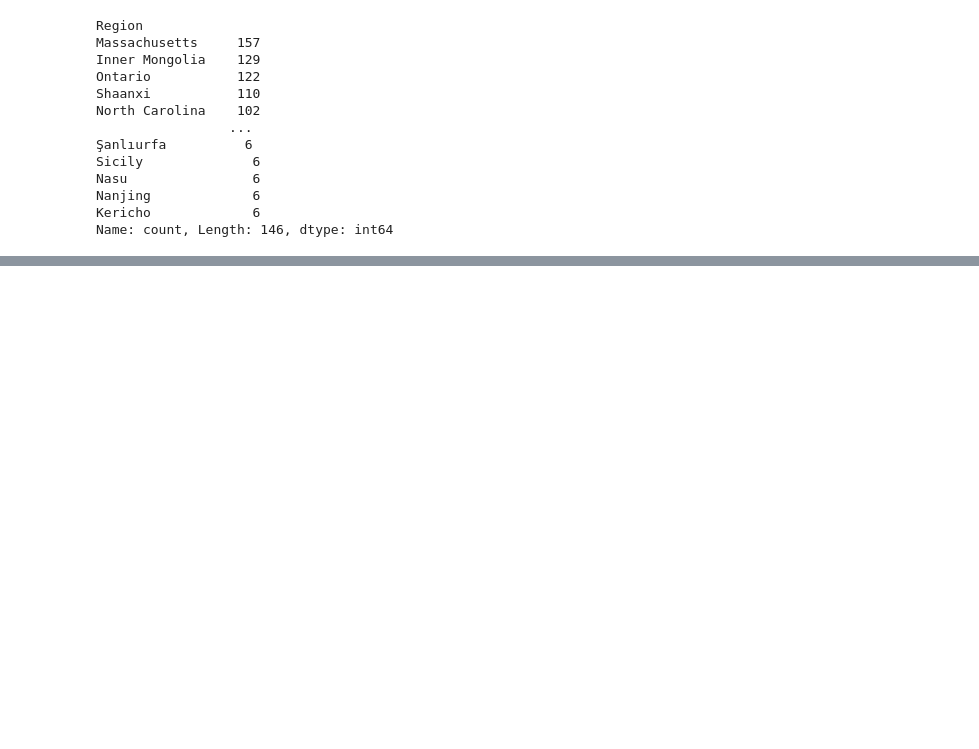
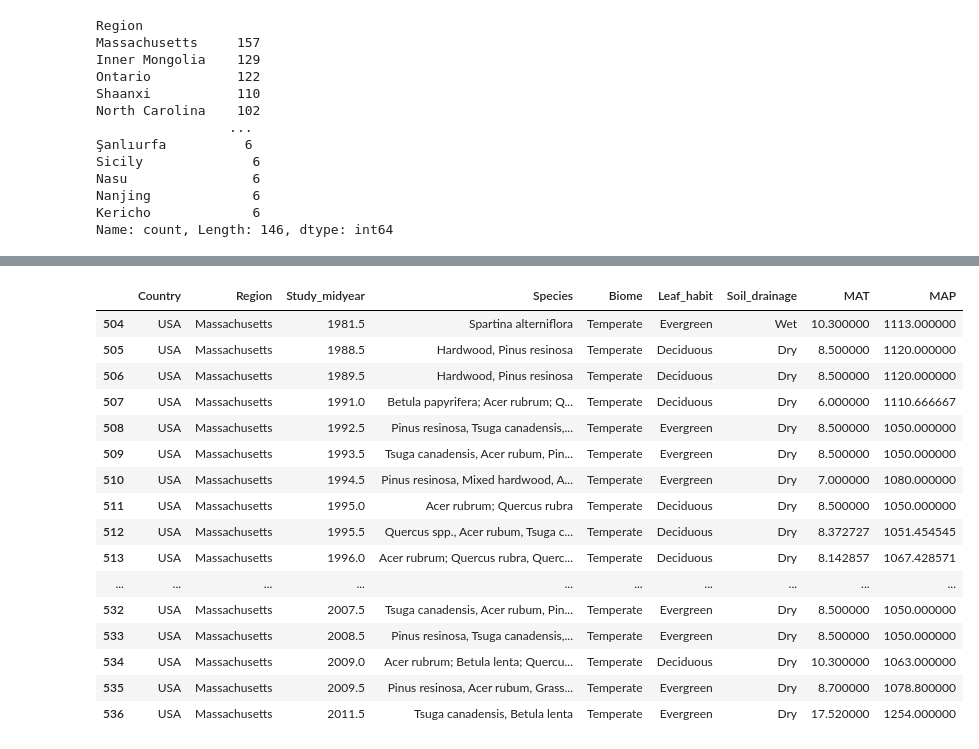
Before and after one commit to MaximilianoVM/NASA_Spaceapps_2024, a Jupyter notebook: Notebooks/1_exploration.ipynb, the cells around one changed output, grey strips where cells are left out. Saved outputs shown, nothing was run; the diff lists cells and outputs as text; code cells hidden in the pictures; blank space fills up the shorter version.

```diff
--- a/Notebooks/1_exploration.ipynb
+++ b/Notebooks/1_exploration.ipynb
@@ -354,0 +354,5 @@ grouped_df[grouped_df['Country'] == 'USA']['Study_midyear'].count()
+# %%
+to_plot_massachusetts = grouped_df[grouped_df['Region'] == 'Massachusetts']
+
+
+to_plot_massachusetts['Time_dummy'] = to_plot_massachusetts['Study_midyear'] - to_plot_massachusetts['Study_midyear'].min()
@@ -354,0 +362,20 @@ grouped_df[grouped_df['Country'] == 'USA']['Study_midyear'].count()
+# %%
+to_plot_massachusetts
+# %% [output]
+|  | Country | Region | Study_midyear | Species | Biome | Leaf_habit | Soil_drainage | MAT | MAP |
+| 504 | USA | Massachusetts | 1981.5 | Spartina alterniflora | Temperate | Evergreen | Wet | 10.300000 | 1113.000000 |
+| 505 | USA | Massachusetts | 1988.5 | Hardwood, Pinus resinosa | Temperate | Deciduous | Dry | 8.500000 | 1120.000000 |
+| 506 | USA | Massachusetts | 1989.5 | Hardwood, Pinus resinosa | Temperate | Deciduous | Dry | 8.500000 | 1120.000000 |
+| 507 | USA | Massachusetts | 1991.0 | Betula papyrifera; Acer rubrum; Q... | Temperate | Deciduous | Dry | 6.000000 | 1110.666667 |
+| 508 | USA | Massachusetts | 1992.5 | Pinus resinosa, Tsuga canadensis,... | Temperate | Evergreen | Dry | 8.500000 | 1050.000000 |
+| 509 | USA | Massachusetts | 1993.5 | Tsuga canadensis, Acer rubum, Pin... | Temperate | Evergreen | Dry | 8.500000 | 1050.000000 |
+| 510 | USA | Massachusetts | 1994.5 | Pinus resinosa, Mixed hardwood, A... | Temperate | Evergreen | Dry | 7.000000 | 1080.000000 |
+| 511 | USA | Massachusetts | 1995.0 | Acer rubrum; Quercus rubra | Temperate | Deciduous | Dry | 8.500000 | 1050.000000 |
+| 512 | USA | Massachusetts | 1995.5 | Quercus spp., Acer rubum, Tsuga c... | Temperate | Deciduous | Dry | 8.372727 | 1051.454545 |
+| 513 | USA | Massachusetts | 1996.0 | Acer rubrum; Quercus rubra, Querc... | Temperate | Deciduous | Dry | 8.142857 | 1067.428571 |
+| ... | ... | ... | ... | ... | ... | ... | ... | ... | ... |
+| 532 | USA | Massachusetts | 2007.5 | Tsuga canadensis, Acer rubum, Pin... | Temperate | Evergreen | Dry | 8.500000 | 1050.000000 |
+| 533 | USA | Massachusetts | 2008.5 | Pinus resinosa, Tsuga canadensis,... | Temperate | Evergreen | Dry | 8.500000 | 1050.000000 |
+| 534 | USA | Massachusetts | 2009.0 | Acer rubrum; Betula lenta; Quercu... | Temperate | Deciduous | Dry | 10.300000 | 1063.000000 |
+| 535 | USA | Massachusetts | 2009.5 | Pinus resinosa, Acer rubum, Grass... | Temperate | Evergreen | Dry | 8.700000 | 1078.800000 |
+| 536 | USA | Massachusetts | 2011.5 | Tsuga canadensis, Betula lenta | Temperate | Evergreen | Dry | 17.520000 | 1254.000000 |
```
Also changed, not shown: parts of 5 cells of this notebook, 6 other files.
